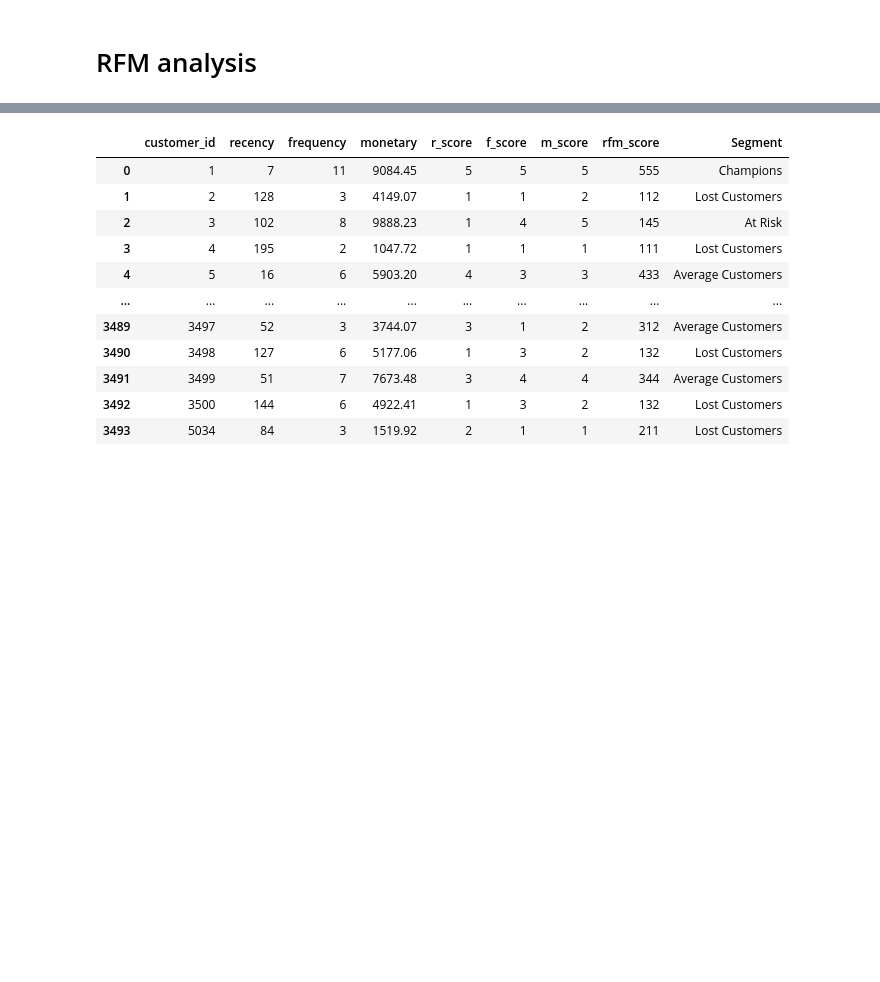
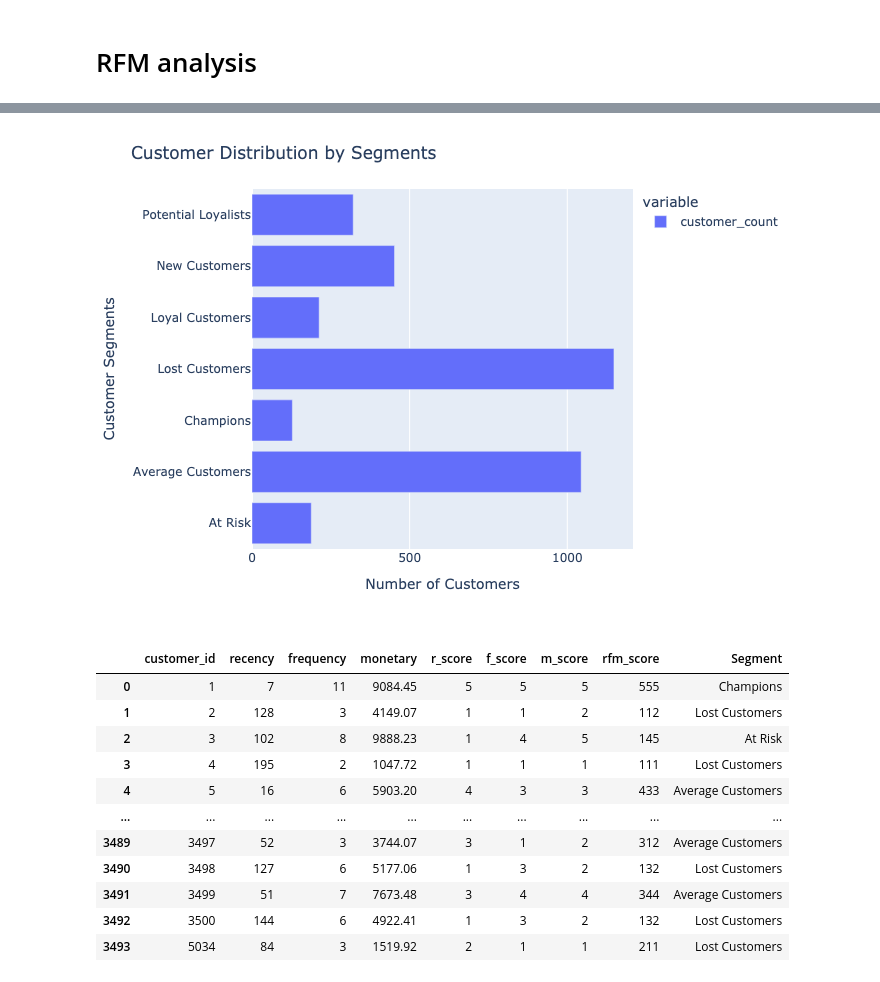
Before and after one commit to tanu-khanuja/customer_segmentation, a Jupyter notebook: notebooks/RFM analysis.ipynb, the cells around one changed output, grey strips where cells are left out. Cells and saved outputs as stored; diff of their text form; code cells hidden in the pictures; blank space fills up the shorter version.

```diff
--- a/notebooks/RFM analysis.ipynb
+++ b/notebooks/RFM analysis.ipynb
@@ -382,3 +382,7 @@ rfm_data.head(5)
 rfm_data.to_csv('rfm_data.csv', index=False)
 # %% [markdown]
 # RFM analysis
+# %%
+# Customers distribution in each segment
+segmentwise_customers = rfm_data.groupby('Segment').agg({'customer_id':'count'}).rename(columns={'customer_id': 'customer_count'})
+segmentwise_customers
@@ -385,3 +399,22 @@ rfm_data.to_csv('rfm_data.csv', index=False)
+# %%
+# Plot Customer distribution in each segment
+import plotly.express as px
+import plotly.io as pio
+from IPython.display import Image
+
+fig = px.bar(segmentwise_customers, orientation='h')
+
+fig.update_layout(
+    xaxis_title = 'Number of Customers',
+    yaxis_title = 'Customer Segments',
+    title = 'Customer Distribution by Segments'
+)
+
+pio.write_image(fig, 'customer_distribution_in_segments.png')
+
+Image('customer_distribution_in_segments.png')
+# %% [output]
+[figure, added]
 # %%
 rfm_data
 # %% [output]
```
Also changed, not shown: parts of 1 cell of this notebook, 15 other files.
